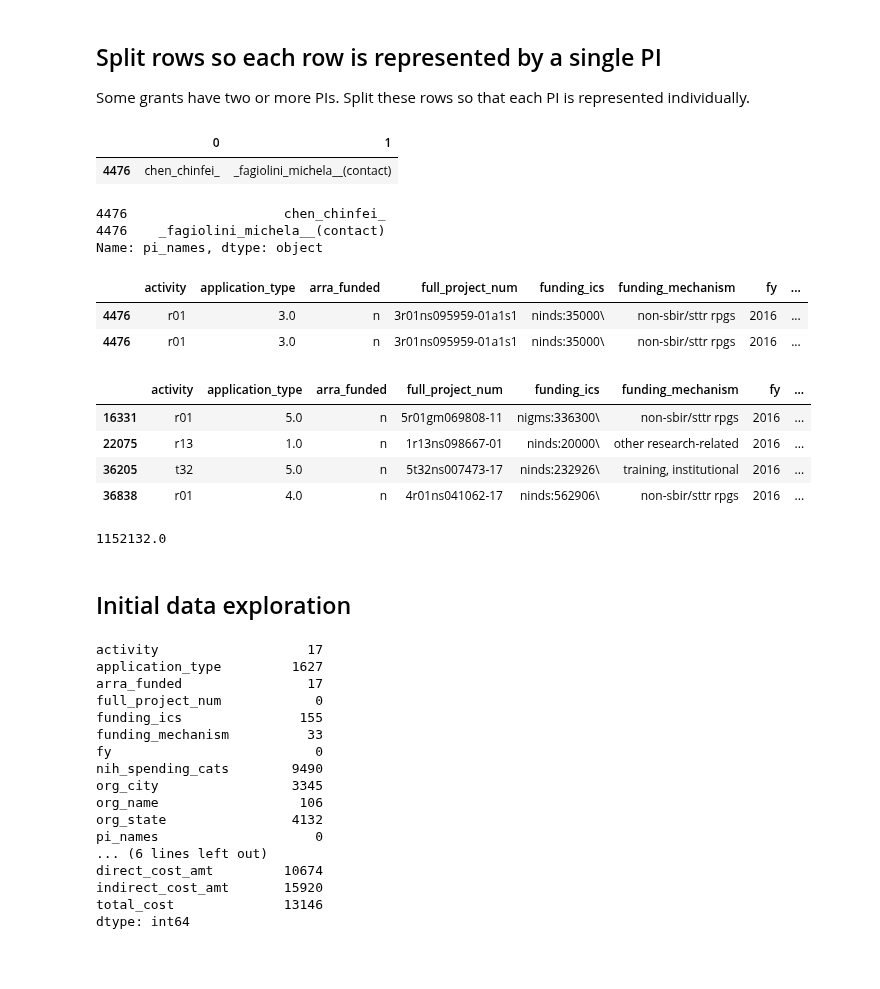
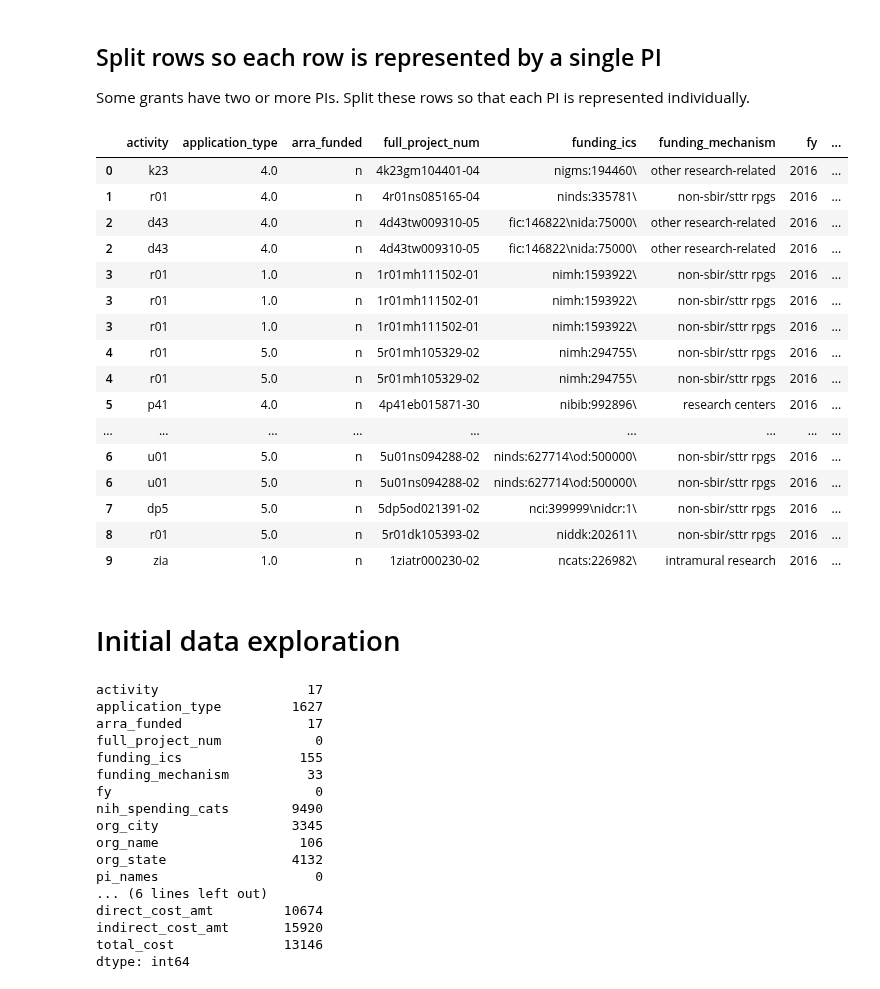
Before and after one commit to yuwie10/nih-awards, a Jupyter notebook: nih_awards.ipynb, the cells around one changed output. Saved outputs shown, nothing was run; the diff lists cells and outputs as text; code cells hidden in the pictures; blank space fills up the shorter version.

Commit message:
split columns by PIs; still need to split costs

```diff
--- a/nih_awards.ipynb
+++ b/nih_awards.ipynb
@@ -253,40 +253,42 @@ grants_2016.head(1)
 ## Split rows so each row is represented by a single PI
 
 Some grants have two or more PIs. Split these rows so that each PI is represented individually.
-# %%
-#split pi_names on semicolon
-#remove spaces and any info in parentheses
-#create new rows by pi_names
-#divide cost columns by number of splits (pis; assuming equal distribution of funds across contributing pis)
-test_row = grants_2016.iloc[4476:4477, :]
-test_row['pi_names'].str.split(';', expand = True)
-# %% [output]
-|  | 0 | 1 |
-| 4476 | chen_chinfei_ | _fagiolini_michela__(contact) |
 # %%
-s = test_row['pi_names'].str.split(';').apply(pd.Series, 1).stack()
-s.index = s.index.droplevel(-1)
-s.name = 'pi_names'
-s
-del test_row['pi_names']
-test_row.join(s)
-#need to divide fund costs
+def split_rows_pis(df, col_name = 'pi_names'):
+    '''
+    Different PIs are delimited by a ';'.
+    Split on ';'
+    '''
+    s = df[col_name].str.split(';').apply(pd.Series, 1).stack()
+    s.index = s.index.droplevel(-1)
+    s.name = col_name
+    del df[col_name]
+    return df.join(s)
+
+grants_2016 = split_rows_pis(grants_2016)
-# %% [output]
-4476                    chen_chinfei_
-4476    _fagiolini_michela__(contact)
-Name: pi_names, dtype: object
-|  | activity | application_type | arra_funded | full_project_num | funding_ics | funding_mechanism | fy | ... |
-| 4476 | r01 | 3.0 | n | 3r01ns095959-01a1s1 | ninds:35000\ | non-sbir/sttr rpgs | 2016 | ... |
-| 4476 | r01 | 3.0 | n | 3r01ns095959-01a1s1 | ninds:35000\ | non-sbir/sttr rpgs | 2016 | ... |
-# %%
-#search pi by name, sum total grant costs
-pi = grants_2016.ix[grants_2016['pi_names'].str.contains('schwarz_thomas')]
-pi
-pi['total_cost'].sum()
-# %% [output]
-|  | activity | application_type | arra_funded | full_project_num | funding_ics | funding_mechanism | fy | ... |
-| 16331 | r01 | 5.0 | n | 5r01gm069808-11 | nigms:336300\ | non-sbir/sttr rpgs | 2016 | ... |
-| 22075 | r13 | 1.0 | n | 1r13ns098667-01 | ninds:20000\ | other research-related | 2016 | ... |
-| 36205 | t32 | 5.0 | n | 5t32ns007473-17 | ninds:232926\ | training, institutional | 2016 | ... |
-| 36838 | r01 | 4.0 | n | 4r01ns041062-17 | ninds:562906\ | non-sbir/sttr rpgs | 2016 | ... |
-1152132.0
+# %%
+def second_clean_names(df, col_name, *args):
+    for arg in args:
+        df[col_name] = df[col_name].str.strip(arg)
+    return df
+
+grants_2016 = second_clean_names(grants_2016, 'pi_names', '(contact)', '.', '_')
+grants_2016 = second_clean_names(grants_2016, 'program_officer_name', '_')
+# %% [output]
+|  | activity | application_type | arra_funded | full_project_num | funding_ics | funding_mechanism | fy | ... |
+| 0 | k23 | 4.0 | n | 4k23gm104401-04 | nigms:194460\ | other research-related | 2016 | ... |
+| 1 | r01 | 4.0 | n | 4r01ns085165-04 | ninds:335781\ | non-sbir/sttr rpgs | 2016 | ... |
+| 2 | d43 | 4.0 | n | 4d43tw009310-05 | fic:146822\nida:75000\ | other research-related | 2016 | ... |
+| 2 | d43 | 4.0 | n | 4d43tw009310-05 | fic:146822\nida:75000\ | other research-related | 2016 | ... |
+| 3 | r01 | 1.0 | n | 1r01mh111502-01 | nimh:1593922\ | non-sbir/sttr rpgs | 2016 | ... |
+| 3 | r01 | 1.0 | n | 1r01mh111502-01 | nimh:1593922\ | non-sbir/sttr rpgs | 2016 | ... |
+| 3 | r01 | 1.0 | n | 1r01mh111502-01 | nimh:1593922\ | non-sbir/sttr rpgs | 2016 | ... |
+| 4 | r01 | 5.0 | n | 5r01mh105329-02 | nimh:294755\ | non-sbir/sttr rpgs | 2016 | ... |
+| 4 | r01 | 5.0 | n | 5r01mh105329-02 | nimh:294755\ | non-sbir/sttr rpgs | 2016 | ... |
+| 5 | p41 | 4.0 | n | 4p41eb015871-30 | nibib:992896\ | research centers | 2016 | ... |
+| ... | ... | ... | ... | ... | ... | ... | ... | ... |
+| 6 | u01 | 5.0 | n | 5u01ns094288-02 | ninds:627714\od:500000\ | non-sbir/sttr rpgs | 2016 | ... |
+| 6 | u01 | 5.0 | n | 5u01ns094288-02 | ninds:627714\od:500000\ | non-sbir/sttr rpgs | 2016 | ... |
+| 7 | dp5 | 5.0 | n | 5dp5od021391-02 | nci:399999\nidcr:1\ | non-sbir/sttr rpgs | 2016 | ... |
+| 8 | r01 | 5.0 | n | 5r01dk105393-02 | niddk:202611\ | non-sbir/sttr rpgs | 2016 | ... |
+| 9 | zia | 1.0 | n | 1ziatr000230-02 | ncats:226982\ | intramural research | 2016 | ... |
@@ -293,5 +297,5 @@ pi['total_cost'].sum()
 # %% [markdown]
-## Initial data exploration
+# Initial data exploration
 # %%
 #count all NaNs
 grants_2016.isnull().sum()
```
Also changed, not shown: parts of 3 cells of this notebook.
